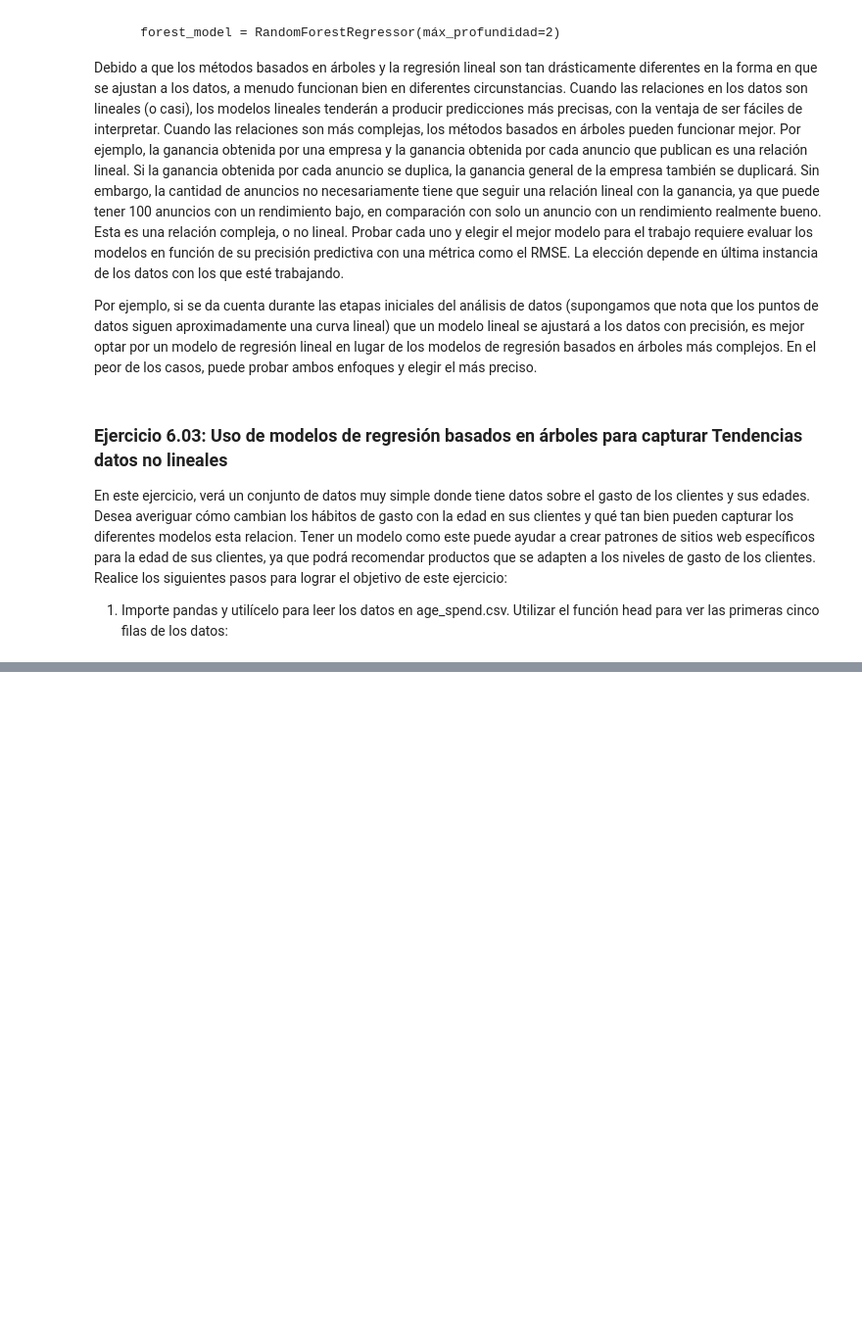
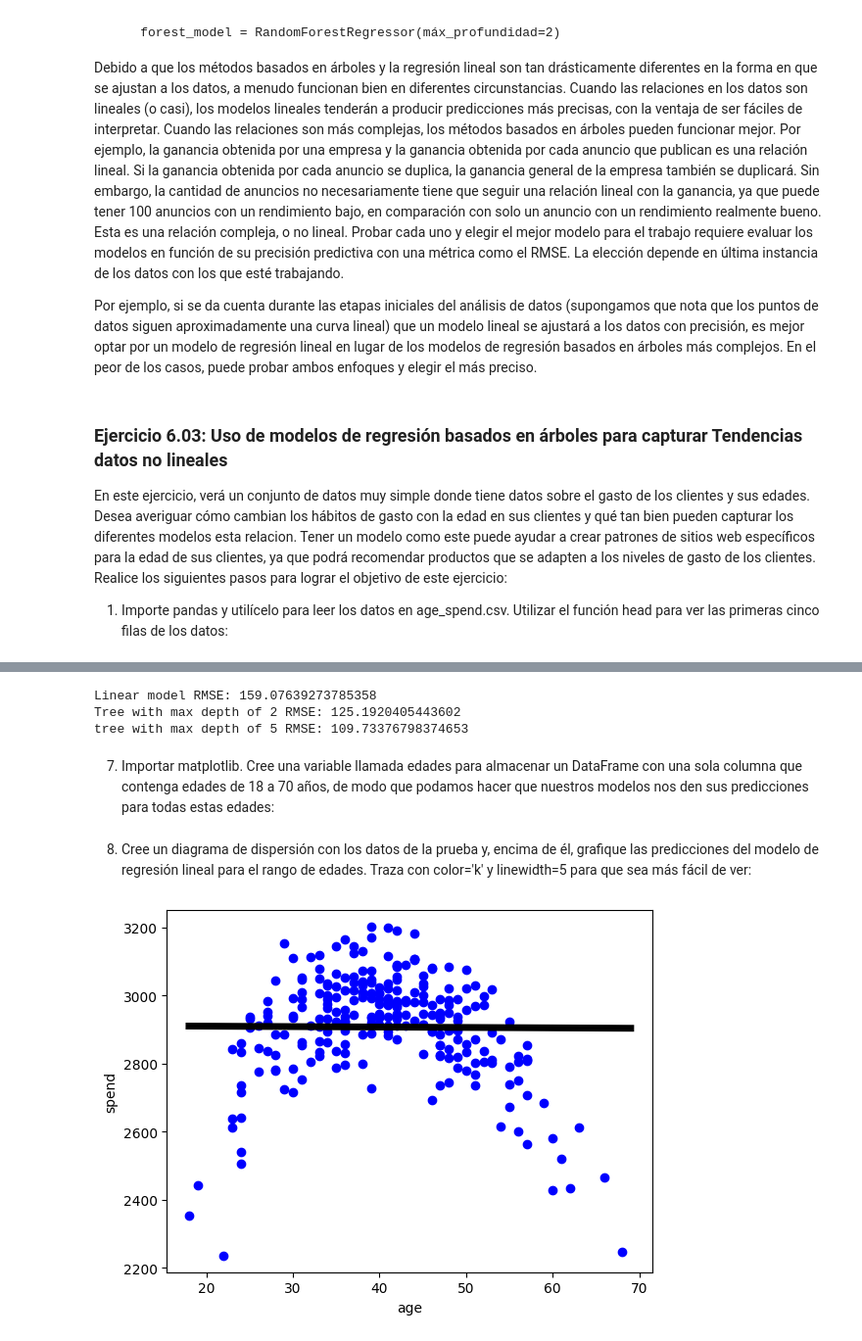
Before and after one commit to limspiga/customer-analytics, a Jupyter notebook: week-4b/customer_analytics_week_4b.ipynb, the cells around one changed output, grey strips where cells are left out. Shown at 98% size. Cells and saved outputs as stored; diff of their text form; code cells hidden in the pictures; blank space fills up the shorter version.

```diff
--- a/week-4b/customer_analytics_week_4b.ipynb
+++ b/week-4b/customer_analytics_week_4b.ipynb
@@ -444,0 +500,4 @@ df.head()
+# %%
+from sklearn.model_selection import train_test_split
+X_train, X_test, y_train, y_test = train_test_split\
+                                   (X, y, random_state = 10)
@@ -444,0 +506,6 @@ df.head()
+# %%
+from sklearn.tree import DecisionTreeRegressor
+max2_tree_model = DecisionTreeRegressor(max_depth=2)
+max2_tree_model.fit(X_train,y_train)
+max5_tree_model = DecisionTreeRegressor(max_depth=5)
+max5_tree_model.fit(X_train,y_train)
@@ -444,0 +516,6 @@ df.head()
+# %%
+from sklearn.linear_model import LinearRegression
+model = LinearRegression()
+model.fit(X_train,y_train)
+
+# Obtendrá el siguiente resultado:
@@ -444,0 +526,15 @@ df.head()
+# %%
+from sklearn.metrics import mean_squared_error
+linear_predictions = model.predict(X_test)
+print('Linear model RMSE: ' + \
+      str(mean_squared_error(linear_predictions, y_test)**0.5))
+max2_tree_predictions = max2_tree_model.predict(X_test)
+print('Tree with max depth of 2 RMSE: ' + \
+      str(mean_squared_error(max2_tree_predictions, y_test)**0.5))
+max5_tree_predictions = max5_tree_model.predict(X_test)
+print('tree with max depth of 5 RMSE: ' + \
+      str(mean_squared_error(max5_tree_predictions, y_test)**0.5))
+# %% [output]
+Linear model RMSE: 159.07639273785358
+Tree with max depth of 2 RMSE: 125.1920405443602
+tree with max depth of 5 RMSE: 109.73376798374653
@@ -444,0 +550,22 @@ df.head()
+# %% [markdown]
+7. Importar matplotlib. Cree una variable llamada edades para almacenar un DataFrame con una sola columna que contenga edades de 18 a 70 años, de modo que podamos hacer que nuestros modelos nos den sus predicciones para todas estas edades:
+# %%
+import matplotlib.pyplot as plt
+%matplotlib inline
+ages = pd.DataFrame({'age':range(18,70)})
+# %% [markdown]
+8. Cree un diagrama de dispersión con los datos de la prueba y, encima de él, grafique las predicciones del modelo de regresión lineal para el rango de edades. Traza con color='k' y linewidth=5 para que sea más fácil de ver:
+# %%
+plt.scatter(X_test.age.tolist(), y_test.tolist(), color='blue')
+plt.plot(ages,model.predict(ages), color='k', linewidth=5, \
+         label="Linear Regression")
+plt.xlabel("age")
+plt.ylabel("spend")
+plt.show()
+
+# Puede ver que el modelo de regresión lineal solo muestra una línea plana
+# a través de las edades; no logra captar el hecho de que las personas de
+# alrededor de 40 años gastan más, mientras que las personas menores y mayores
+# de 40 años gastan menos.
+# %% [output]
+[figure, added]
```
Also changed, not shown: parts of 38 cells of this notebook.
